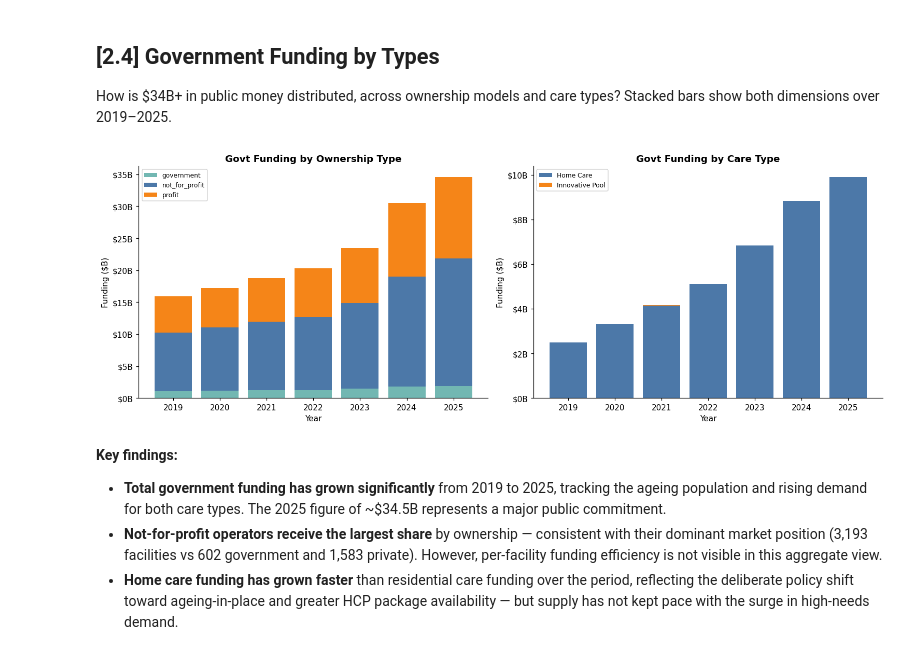
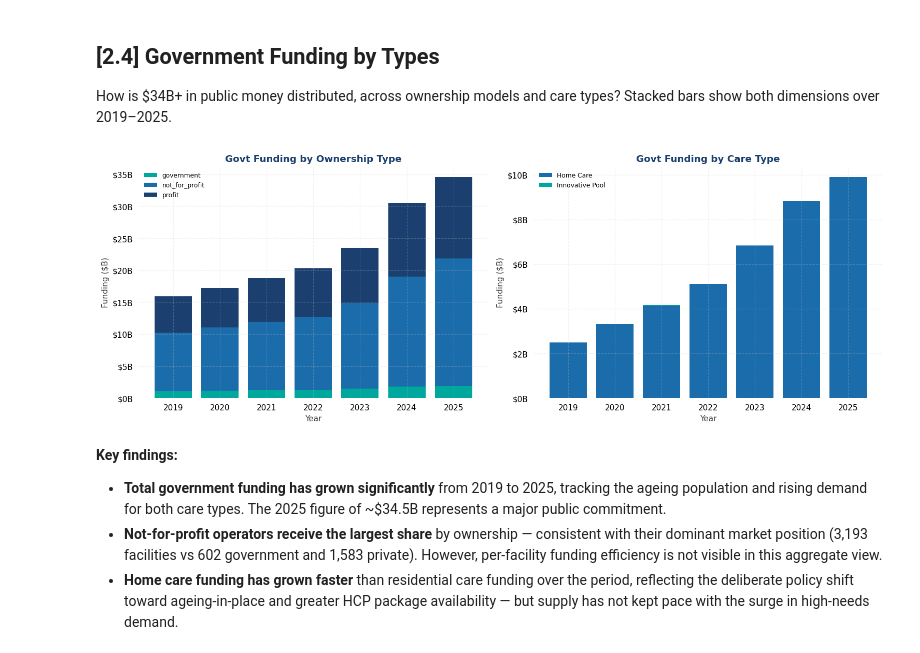
Before and after one commit to Alexandro2999/dvn-at3-aged-care-gap, a Jupyter notebook: notebooks/analyst/eda_basic_additional.ipynb, the cells around one changed output. Saved outputs shown, nothing was run; the diff lists cells and outputs as text; code cells hidden in the pictures.

```diff
--- a/notebooks/analyst/eda_basic_additional.ipynb
+++ b/notebooks/analyst/eda_basic_additional.ipynb
@@ -535,40 +567,40 @@ How is $34B+ in public money distributed, across ownership models and care types
 # %%
 fig, (ax1, ax2) = plt.subplots(1, 2, figsize=(14, 5))
 
 # Funding by org type
 fund_org = (df_service_funding_by_facility
             .groupby(['year', 'org_type'])['funding'].sum()
             .unstack(fill_value=0) / 1e9)
-org_colors = {'profit': '#F58518', 'not_for_profit': '#4C78A8', 'government': '#72B7B2'}
+org_colors = {'profit': NAVY, 'not_for_profit': BLUE, 'government': TEAL}
 bottom = np.zeros(len(fund_org))
 for col in fund_org.columns:
     ax1.bar(fund_org.index, fund_org[col], bottom=bottom,
-            label=col, color=org_colors.get(col, '#aaa'))
+            label=col, color=org_colors.get(col, BLUE_MID))
     bottom += fund_org[col].values
-ax1.set_xlabel('Year')
-ax1.set_ylabel('Funding ($B)')
-ax1.set_title('Govt Funding by Ownership Type', fontweight='bold')
-ax1.legend(fontsize=8)
+ax1.set_xlabel('Year', color='#444')
+ax1.set_ylabel('Funding ($B)', color='#444')
+ax1.set_title('Govt Funding by Ownership Type', fontweight='bold', color=NAVY)
+ax1.legend(fontsize=8, framealpha=0)
 ax1.yaxis.set_major_formatter(mticker.FuncFormatter(lambda x, _: f'${x:.0f}B'))
 
 # Funding by care type
 fund_care = (df_service_funding_by_facility
              .groupby(['year', 'care_type'])['funding'].sum()
              .unstack(fill_value=0) / 1e9)
 bottom = np.zeros(len(fund_care))
-for col, c in zip(fund_care.columns, ['#4C78A8', '#F58518']):
+for col, c in zip(fund_care.columns, [BLUE, TEAL]):
     ax2.bar(fund_care.index, fund_care[col], bottom=bottom, label=col, color=c)
     bottom += fund_care[col].values
-ax2.set_xlabel('Year')
-ax2.set_ylabel('Funding ($B)')
-ax2.set_title('Govt Funding by Care Type', fontweight='bold')
-ax2.legend(fontsize=8)
+ax2.set_xlabel('Year', color='#444')
+ax2.set_ylabel('Funding ($B)', color='#444')
+ax2.set_title('Govt Funding by Care Type', fontweight='bold', color=NAVY)
+ax2.legend(fontsize=8, framealpha=0)
 ax2.yaxis.set_major_formatter(mticker.FuncFormatter(lambda x, _: f'${x:.0f}B'))
 
 plt.tight_layout()
 plt.show()
 # %% [output]
-[figure, old version]
+[figure, new version]
 # %% [markdown]
 **Key findings:**
 - **Total government funding has grown significantly** from 2019 to 2025, tracking the ageing population and rising demand for both care types. The 2025 figure of ~$34.5B represents a major public commitment.
```
Also changed, not shown: parts of 21 cells of this notebook, 24 other files.
